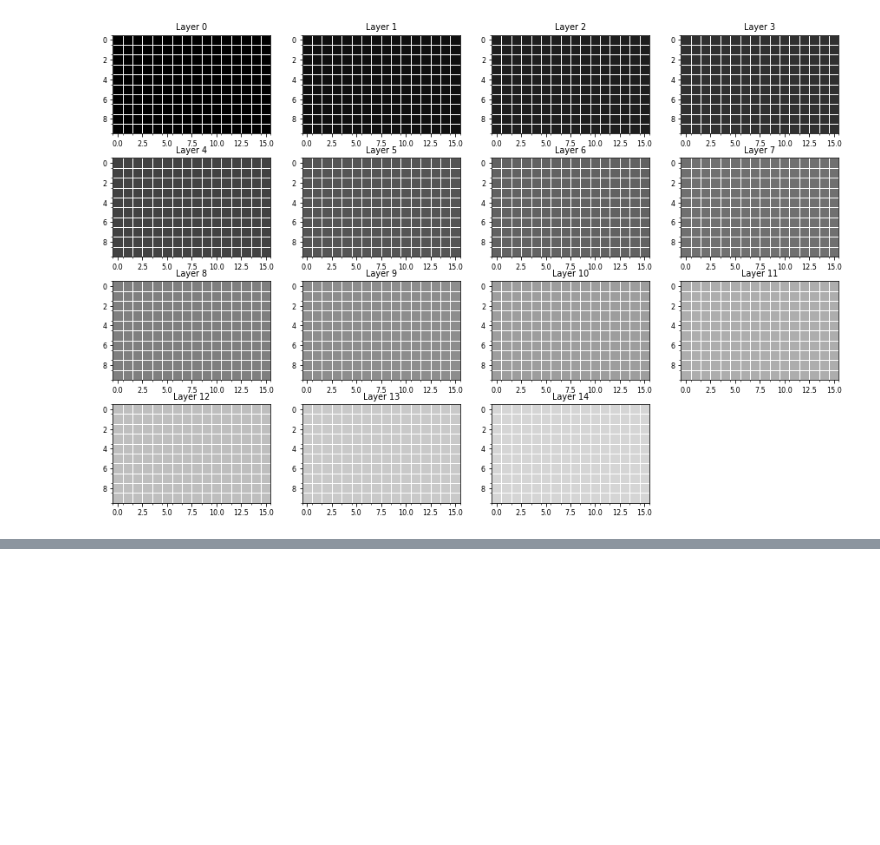
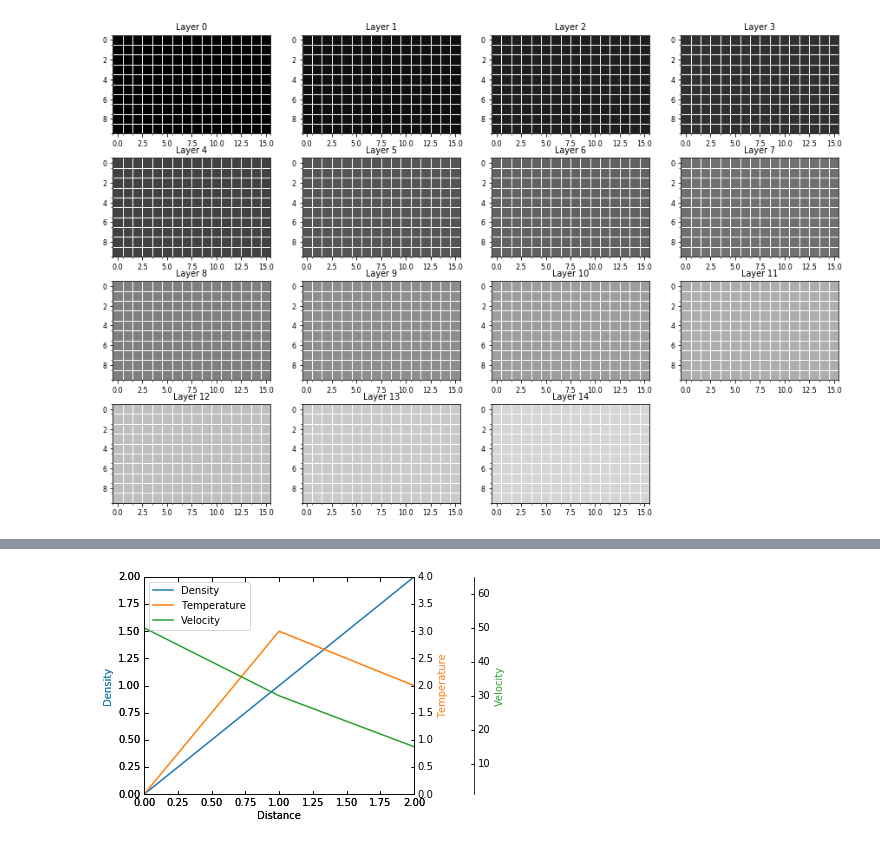
Before and after one commit to gregnordin/notes_to_self, a Jupyter notebook: python/matplotlib_notes.ipynb, the cells around one changed output, grey strips where cells are left out. Saved outputs shown, nothing was run; the diff lists cells and outputs as text; code cells hidden in the pictures; blank space fills up the shorter version.

Commit message:
Add matplotlib notes on parasite axes, which makes use of the AxesGrid Toolkit

```diff
--- a/python/matplotlib_notes.ipynb
+++ b/python/matplotlib_notes.ipynb
@@ -481,0 +485,54 @@ show_multiple_layers(layers, 4, test_vol, True);
+# %%
+# %load http://matplotlib.org/mpl_examples/axes_grid/demo_parasite_axes2.py
+"""
+Parasite axis demo
+
+The following code is an example of a parasite axis. It aims to show a user how
+to plot multiple different values onto one single plot. Notice how in this
+example, par1 and par2 are both calling twinx meaning both are tied directly to
+the x-axis. From there, each of those two axis can behave separately from the
+each other, meaning they can take on separate values from themselves as well as
+the x-axis.
+"""
+from mpl_toolkits.axes_grid1 import host_subplot
+import mpl_toolkits.axisartist as AA
+import matplotlib.pyplot as plt
+
+host = host_subplot(111, axes_class=AA.Axes)
+plt.subplots_adjust(right=0.75)
+
+par1 = host.twinx()
+par2 = host.twinx()
+
+offset = 60
+new_fixed_axis = par2.get_grid_helper().new_fixed_axis
+par2.axis["right"] = new_fixed_axis(loc="right",
+                                    axes=par2,
+                                    offset=(offset, 0))
+
+par2.axis["right"].toggle(all=True)
+
+host.set_xlim(0, 2)
+host.set_ylim(0, 2)
+
+host.set_xlabel("Distance")
+host.set_ylabel("Density")
+par1.set_ylabel("Temperature")
+par2.set_ylabel("Velocity")
+
+p1, = host.plot([0, 1, 2], [0, 1, 2], label="Density")
+p2, = par1.plot([0, 1, 2], [0, 3, 2], label="Temperature")
+p3, = par2.plot([0, 1, 2], [50, 30, 15], label="Velocity")
+
+par1.set_ylim(0, 4)
+par2.set_ylim(1, 65)
+
+host.legend()
+
+host.axis["left"].label.set_color(p1.get_color())
+par1.axis["right"].label.set_color(p2.get_color())
+par2.axis["right"].label.set_color(p3.get_color())
+
+plt.show()
+# %% [output]
+[figure, added]
```
Also changed, not shown: parts of 2 cells of this notebook.
